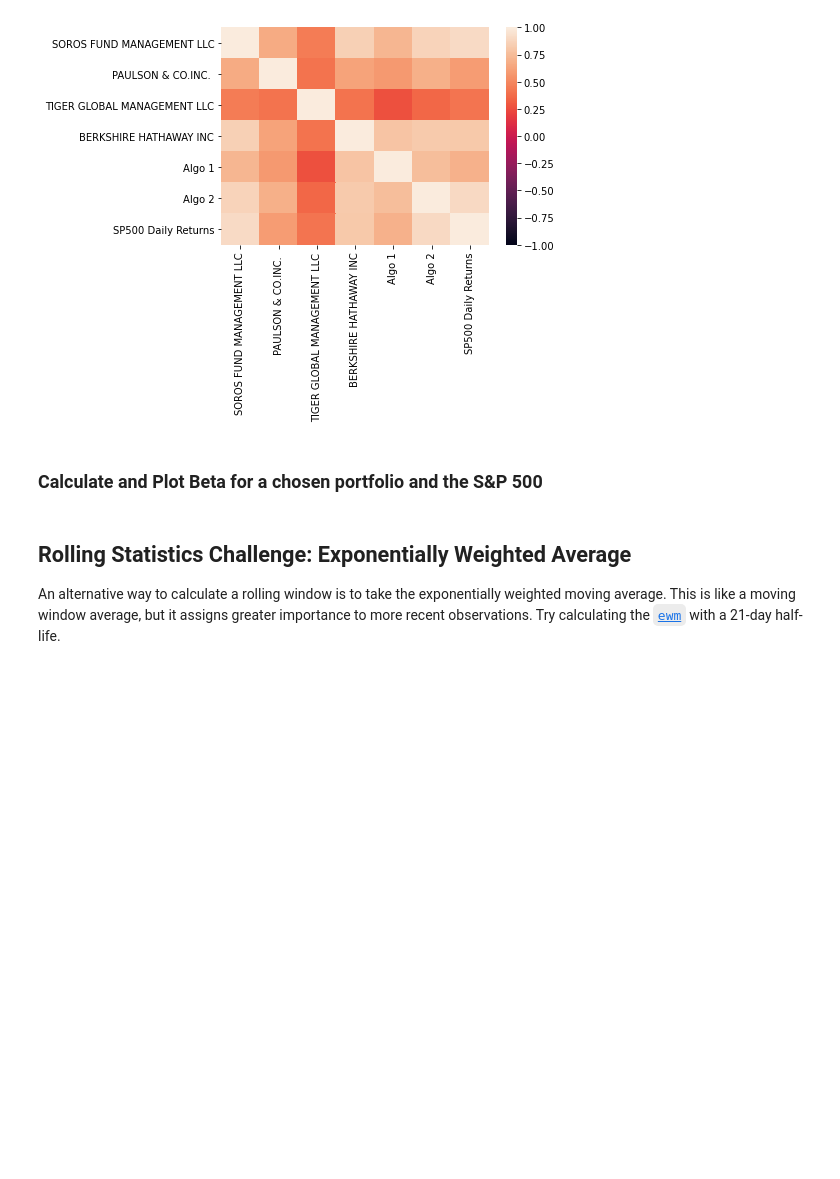
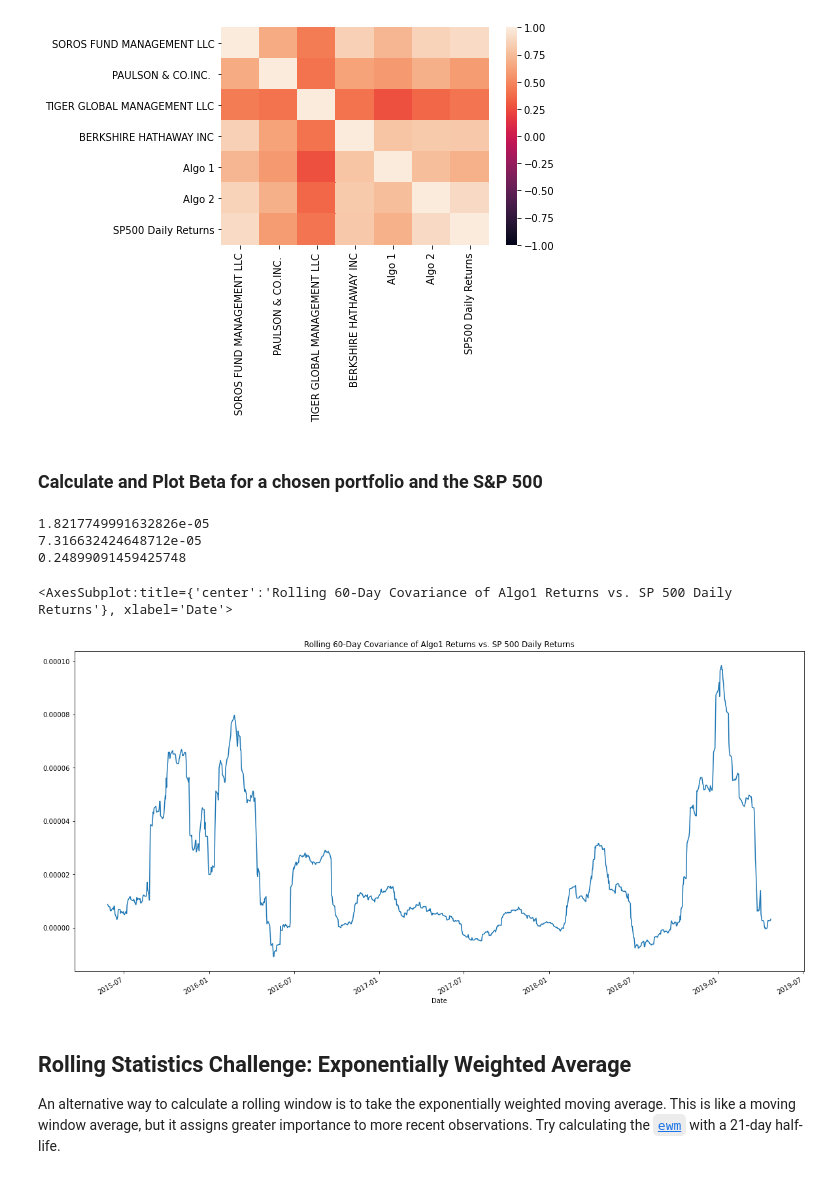
Before and after one commit to mikerae1/Financial_Portfolio_Performance, a Jupyter notebook: homework/Starter_Code/whale_analysis.ipynb, the cells around one changed output. Saved outputs shown, nothing was run; the diff lists cells and outputs as text; code cells hidden in the pictures; blank space fills up the shorter version.

```diff
--- a/whale_analysis.ipynb
+++ b/homework/Starter_Code/whale_analysis.ipynb
@@ -441,3 +437,25 @@ sns.heatmap(correlation, vmin=-1, vmax=1)
+# %%
+# Calculate covariance of a single portfolio
+Algo1_Cov = combined_df['Algo 1'].cov(combined_df['SP500 Daily Returns'])
+print(Algo1_Cov)
+
+# Calculate variance of S&P 500
+sp500_variance = combined_df['SP500 Daily Returns'].var()
+print(sp500_variance)
+
+# Computing beta
+Algo1_beta = Algo1_Cov / sp500_variance
+print(Algo1_beta)
+
+# Plot beta trend
+Algo1_rolling_covariance = combined_df['Algo 1'].rolling(window=60).cov(combined_df['SP500 Daily Returns'])
+Algo1_rolling_covariance.plot(figsize=(20, 10), title='Rolling 60-Day Covariance of Algo1 Returns vs. SP 500 Daily Returns')
+# %% [output]
+1.8217749991632826e-05
+7.316632424648712e-05
+0.24899091459425748
+<AxesSubplot:title={'center':'Rolling 60-Day Covariance of Algo1 Returns vs. SP 500 Daily Returns'}, xlabel='Date'>
+[figure, added]
 # %% [markdown]
 ## Rolling Statistics Challenge: Exponentially Weighted Average
 
```
Also changed, not shown: parts of 10 cells of this notebook, 12 other files.
